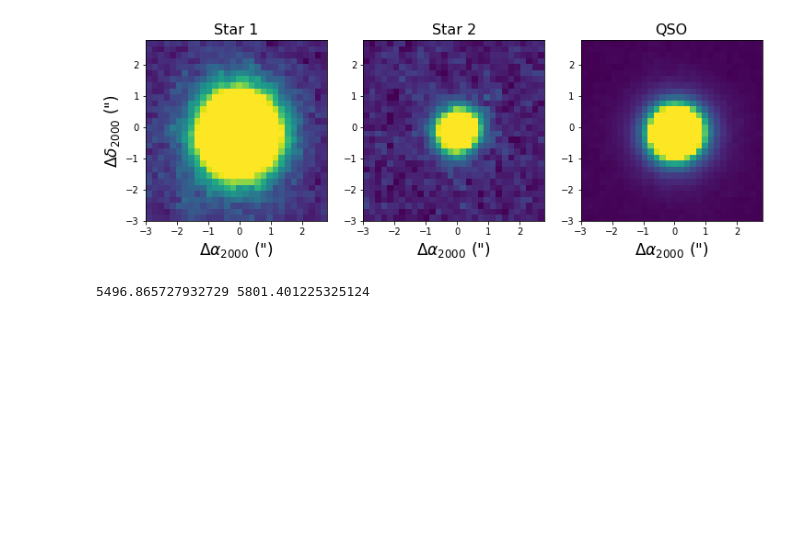
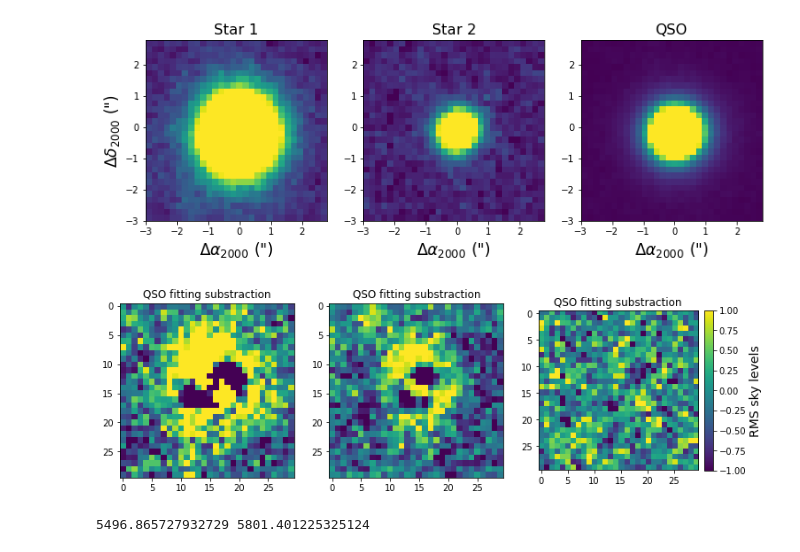
Before and after one commit to franciscourbina/PSF-fitting-for-QSO, a Jupyter notebook: 1st cube.ipynb, the cells around one changed output. Cells and saved outputs as stored; diff of their text form; code cells hidden in the pictures; blank space fills up the shorter version.

Commit message:
Added fitting comparison with the data.

```diff
--- a/1st cube.ipynb
+++ b/1st cube.ipynb
@@ -152,6 +150,31 @@ psf_s3 = moffat_integrated_func(xdata, A3, x_off3, y_off3, alpha_x3, alpha_y3, b
 psf_s1 = psf_s1.reshape(30,30)
 psf_s2 = psf_s2.reshape(30,30)
 psf_s3 = psf_s3.reshape(30,30)
+# %%
+# Checking the fitting
+diff_qso = qso_data - psf_s1
+diff_s1 = star1_off - psf_s2
+diff_s2 = star2_off - psf_s3
+
+plt.figure(figsize=(12,8))
+plt.subplot(131)
+plt.imshow(diff_qso/RMS1)
+plt.title('QSO fitting substraction')
+plt.clim(-1,1)
+
+plt.subplot(132)
+plt.imshow(diff_s1/RMS2)
+plt.title('QSO fitting substraction')
+plt.clim(-1,1)
+
+plt.subplot(133)
+plt.imshow(diff_s2/RMS3)
+plt.title('QSO fitting substraction')
+cb = plt.colorbar(fraction=0.046, pad=0.04)
+cb.set_label('RMS sky levels', fontsize=14)
+plt.clim(-1,1)
+# %% [output]
+[figure, added]
 # %%
 # Getting the centers of each PSF
 psfcen_1 = np.argwhere(psf_s1 == np.max(psf_s1))[0]
```
Also changed, not shown: parts of 1 cell of this notebook.
